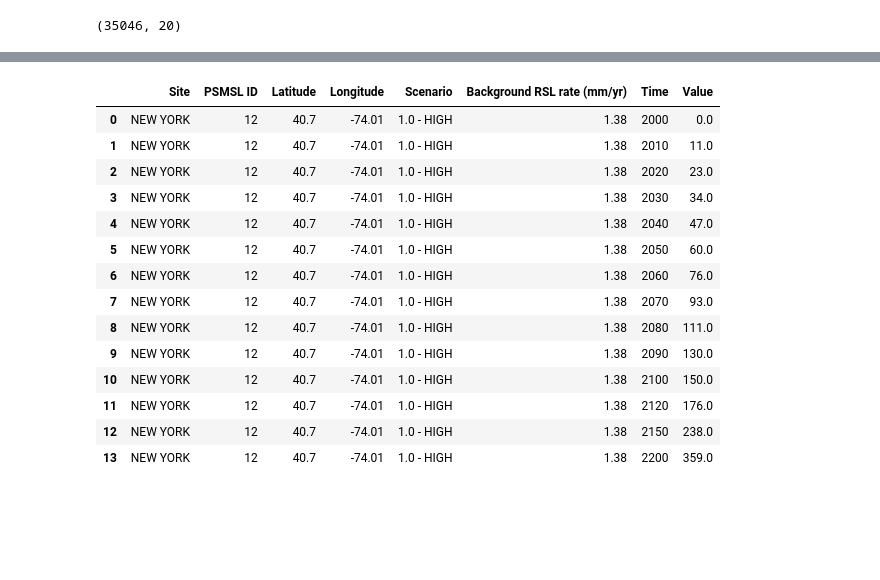
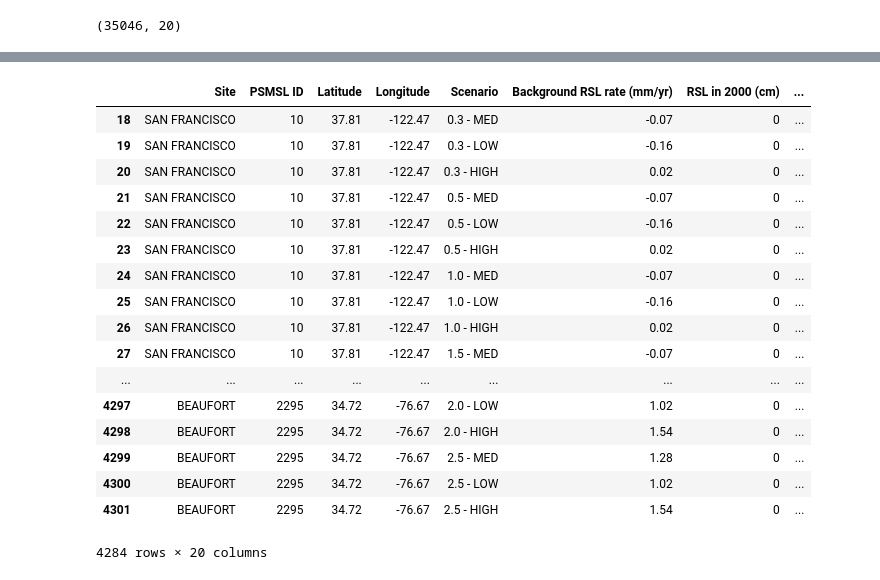
Before and after one commit to zdefne-usgs/sweet_slr, a Jupyter notebook: sweet_SLR.ipynb, the cells around one changed output, grey strips where cells are left out. Saved outputs shown, nothing was run; the diff lists cells and outputs as text; code cells hidden in the pictures; blank space fills up the shorter version.

```diff
--- a/sweet_SLR.ipynb
+++ b/sweet_SLR.ipynb
@@ -98,18 +79,0 @@ df4.rename(columns = {'Date':'Time'}, inplace = True)
-# %%
-df4
-# %% [output]
-|  | Site | PSMSL ID | Latitude | Longitude | Scenario | Background RSL rate (mm/yr) | Time | Value |
-| 0 | NEW YORK | 12 | 40.7 | -74.01 | 1.0 - HIGH | 1.38 | 2000 | 0.0 |
-| 1 | NEW YORK | 12 | 40.7 | -74.01 | 1.0 - HIGH | 1.38 | 2010 | 11.0 |
-| 2 | NEW YORK | 12 | 40.7 | -74.01 | 1.0 - HIGH | 1.38 | 2020 | 23.0 |
-| 3 | NEW YORK | 12 | 40.7 | -74.01 | 1.0 - HIGH | 1.38 | 2030 | 34.0 |
-| 4 | NEW YORK | 12 | 40.7 | -74.01 | 1.0 - HIGH | 1.38 | 2040 | 47.0 |
-| 5 | NEW YORK | 12 | 40.7 | -74.01 | 1.0 - HIGH | 1.38 | 2050 | 60.0 |
-| 6 | NEW YORK | 12 | 40.7 | -74.01 | 1.0 - HIGH | 1.38 | 2060 | 76.0 |
-| 7 | NEW YORK | 12 | 40.7 | -74.01 | 1.0 - HIGH | 1.38 | 2070 | 93.0 |
-| 8 | NEW YORK | 12 | 40.7 | -74.01 | 1.0 - HIGH | 1.38 | 2080 | 111.0 |
-| 9 | NEW YORK | 12 | 40.7 | -74.01 | 1.0 - HIGH | 1.38 | 2090 | 130.0 |
-| 10 | NEW YORK | 12 | 40.7 | -74.01 | 1.0 - HIGH | 1.38 | 2100 | 150.0 |
-| 11 | NEW YORK | 12 | 40.7 | -74.01 | 1.0 - HIGH | 1.38 | 2120 | 176.0 |
-| 12 | NEW YORK | 12 | 40.7 | -74.01 | 1.0 - HIGH | 1.38 | 2150 | 238.0 |
-| 13 | NEW YORK | 12 | 40.7 | -74.01 | 1.0 - HIGH | 1.38 | 2200 | 359.0 |
@@ -115,0 +96,23 @@ df4
+# %%
+df2 = df[~df['Site'].str.contains('grid_')]
+df3 = df2[~df2['Site'].str.contains('GMSL')]
+df3
+# %% [output]
+|  | Site | PSMSL ID | Latitude | Longitude | Scenario | Background RSL rate (mm/yr) | RSL in 2000 (cm) | ... |
+| 18 | SAN FRANCISCO | 10 | 37.81 | -122.47 | 0.3 - MED | -0.07 | 0 | ... |
+| 19 | SAN FRANCISCO | 10 | 37.81 | -122.47 | 0.3 - LOW | -0.16 | 0 | ... |
+| 20 | SAN FRANCISCO | 10 | 37.81 | -122.47 | 0.3 - HIGH | 0.02 | 0 | ... |
+| 21 | SAN FRANCISCO | 10 | 37.81 | -122.47 | 0.5 - MED | -0.07 | 0 | ... |
+| 22 | SAN FRANCISCO | 10 | 37.81 | -122.47 | 0.5 - LOW | -0.16 | 0 | ... |
+| 23 | SAN FRANCISCO | 10 | 37.81 | -122.47 | 0.5 - HIGH | 0.02 | 0 | ... |
+| 24 | SAN FRANCISCO | 10 | 37.81 | -122.47 | 1.0 - MED | -0.07 | 0 | ... |
+| 25 | SAN FRANCISCO | 10 | 37.81 | -122.47 | 1.0 - LOW | -0.16 | 0 | ... |
+| 26 | SAN FRANCISCO | 10 | 37.81 | -122.47 | 1.0 - HIGH | 0.02 | 0 | ... |
+| 27 | SAN FRANCISCO | 10 | 37.81 | -122.47 | 1.5 - MED | -0.07 | 0 | ... |
+| ... | ... | ... | ... | ... | ... | ... | ... | ... |
+| 4297 | BEAUFORT | 2295 | 34.72 | -76.67 | 2.0 - LOW | 1.02 | 0 | ... |
+| 4298 | BEAUFORT | 2295 | 34.72 | -76.67 | 2.0 - HIGH | 1.54 | 0 | ... |
+| 4299 | BEAUFORT | 2295 | 34.72 | -76.67 | 2.5 - MED | 1.28 | 0 | ... |
+| 4300 | BEAUFORT | 2295 | 34.72 | -76.67 | 2.5 - LOW | 1.02 | 0 | ... |
+| 4301 | BEAUFORT | 2295 | 34.72 | -76.67 | 2.5 - HIGH | 1.54 | 0 | ... |
+4284 rows × 20 columns
```
Also changed, not shown: parts of 22 cells of this notebook.
